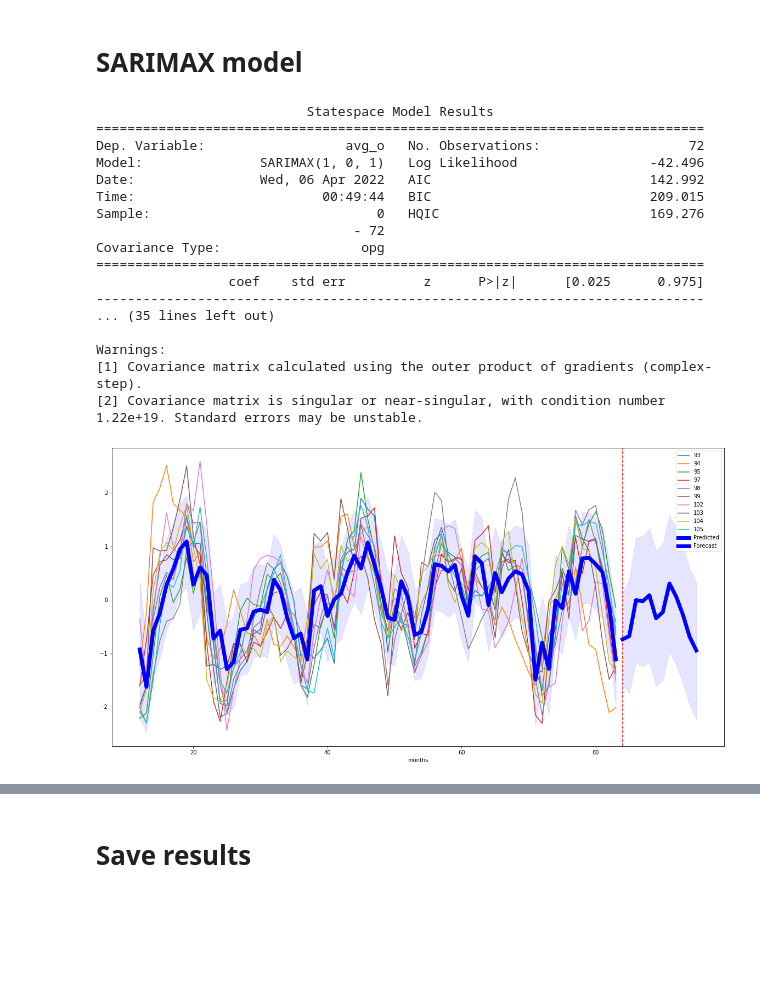
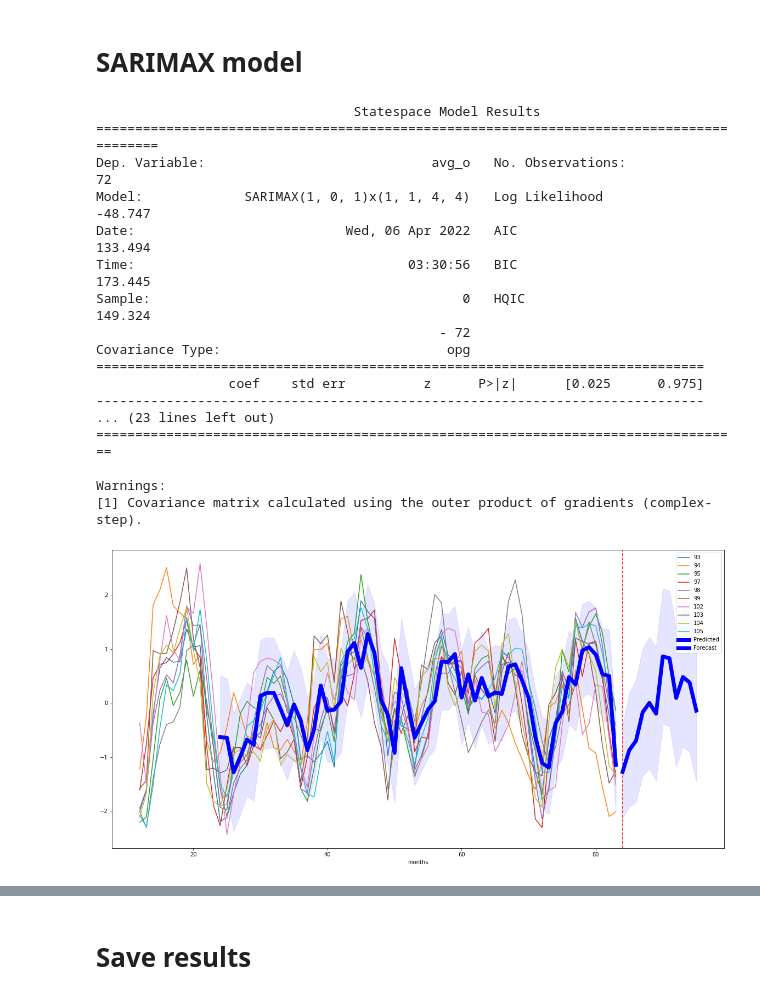
Before and after one commit to hsebasa/SeriesHW, a Jupyter notebook: GroHW.ipynb, the cells around one changed output, grey strips where cells are left out. Saved outputs shown, nothing was run; the diff lists cells and outputs as text; code cells hidden in the pictures; blank space fills up the shorter version.

Commit message:
Final model

```diff
--- a/GroHW.ipynb
+++ b/GroHW.ipynb
@@ -85,16 +95,23 @@ def check_number_months(df, col_months='months',
   assert not (months_per_region != total_months).any(), 'some regions have a different number of months'
 # %%
 def summarize_month(df, col_name):
+  """
+  This function computes some predefined percentiles of a variable given on a
+  daily basis for each month.
+  """
   def quant(q):
     return lambda x: x.quantile(q)
   def quant_diff(q1, q2):
     return lambda x: x.quantile(q2)-x.quantile(q1)
 
   groups = df.groupby(['region_id', 'months'])
-  res = groups[col_name].agg(q1=quant(0.25), q2=quant(0.5),
-                             q3=quant(0.75), q4=quant(0.9),
-                             d1=quant_diff(0.25, 0.75),
-                             mx='max', mn='min', avg='mean')
+  res = groups[col_name].agg(q1=quant(0.2),
+                            #  q2=quant(0.5),
+                             q3=quant(0.8),
+                            #  q4=quant(0.9),
+                            #  d1=quant_diff(0.25, 0.75),
+                            #  mx='max', mn='min',
+                             avg='mean')
   return res
 # %%
 def inpute(df, radius=1):
@@ -633,27 +650,33 @@ import statsmodels.api as sm
 endog = prod_nrid
 exog = sm.add_constant(data_chars_nrid_train)
 
-mod = sm.tsa.statespace.SARIMAX(endog, exog, order=(1,0,1))
-res = mod.fit(disp=False)
+def fit_sarimax(order, seasonal_order):
+  mod = sm.tsa.statespace.SARIMAX(endog, exog, order=order,
+                                  seasonal_order=seasonal_order)
+  res = mod.fit(disp=False)
+  score = r2_score(endog, res.predict())
+  return score, res
+
+score, res = fit_sarimax(order=(1,0,1), seasonal_order=(1,1,(0, 1, 1, 1),4))
 print(res.summary())
 # %% [output]
-                           Statespace Model Results
-==============================================================================
-Dep. Variable:                  avg_o   No. Observations:                   72
-Model:               SARIMAX(1, 0, 1)   Log Likelihood                 -42.496
-Date:                Wed, 06 Apr 2022   AIC                            142.992
-Time:                        00:49:44   BIC                            209.015
-Sample:                             0   HQIC                           169.276
-                                 - 72
-Covariance Type:                  opg
+                                 Statespace Model Results
+=========================================================================================
+Dep. Variable:                             avg_o   No. Observations:                   72
+Model:             SARIMAX(1, 0, 1)x(1, 1, 4, 4)   Log Likelihood                 -48.747
+Date:                           Wed, 06 Apr 2022   AIC                            133.494
+Time:                                   03:30:56   BIC                            173.445
+Sample:                                        0   HQIC                           149.324
+                                            - 72
+Covariance Type:                             opg
 ==============================================================================
                  coef    std err          z      P>|z|      [0.025      0.975]
 ------------------------------------------------------------------------------
-... (35 lines left out)
+... (23 lines left out)
+===================================================================================
 
 Warnings:
 [1] Covariance matrix calculated using the outer product of gradients (complex-step).
-[2] Covariance matrix is singular or near-singular, with condition number 1.22e+19. Standard errors may be unstable.
 # %%
 alpha_pred = 0.05
 pred_train = res.get_prediction(alpha=alpha_pred).summary_frame()
@@ -662,24 +685,24 @@ exog_test = sm.add_constant(data_chars_nrid_test)
 forecast_prod = res.get_forecast(steps=len(data_chars_nrid_test),
                                  exog=exog_test).summary_frame(alpha=alpha_pred)
 # %%
-def plot_summary_frame(months, summary_frame, ax=None, label="Predicted"):
+def plot_summary_frame(months, summary_frame, ax=None, label="Predicted", offset=0):
   if not ax:
     ax = plt.gca()
   y = summary_frame['mean'].values
   y_l = summary_frame['mean_ci_lower'].values
   y_u = summary_frame['mean_ci_upper'].values
-  ax.plot(months, y, label=label, color='b', linewidth=7)
-  ax.fill_between(months, y_l, y_u, color='b', alpha=.1)
+  ax.plot(months[offset:], y[offset:], label=label, color='b', linewidth=7)
+  ax.fill_between(months[offset:], y_l[offset:], y_u[offset:], color='b', alpha=.1)
   plt.legend()
 # %%
 ax = plt.gca()
 prod_stacked['avg'].plot(figsize=(20, 10), ax=ax)
 
-plot_summary_frame(exog.index, pred_train, ax=ax)
+plot_summary_frame(exog.index, pred_train, ax=ax, offset=12)
 ax.axvline(exog_test.index.min(), c='r', linestyle='--')
 plot_summary_frame(exog_test.index, forecast_prod, ax=ax, label="Forecast")
 # %% [output]
-[figure, old version]
+[figure, new version]
 # %%
 forecast_avg = forecast_prod
 forecast_avg.index = exog_test.index
```
Also changed, not shown: parts of 16 cells of this notebook.
